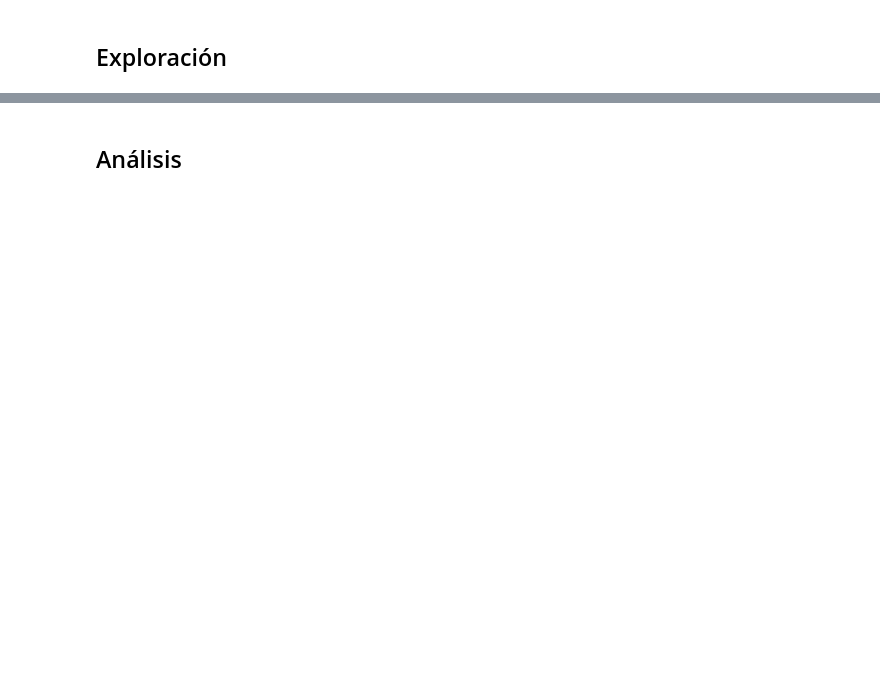
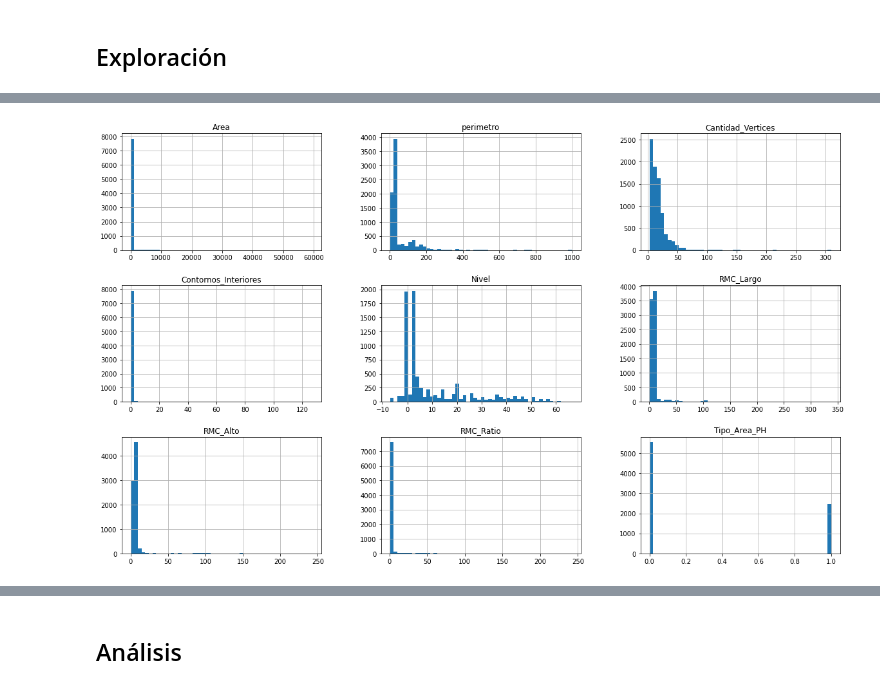
Before and after one commit to german-arq/MIA-Electiva2-ProyectoFinal, a Jupyter notebook: Electiva2-ProyectoFinal.ipynb, the cells around one changed output, grey strips where cells are left out. Saved outputs shown, nothing was run; the diff lists cells and outputs as text; code cells hidden in the pictures; blank space fills up the shorter version.

```diff
--- a/Electiva2-ProyectoFinal.ipynb
+++ b/Electiva2-ProyectoFinal.ipynb
@@ -46,0 +119,5 @@ df
+# %%
+df.hist(bins=50, figsize=(20, 12))
+plt.show()
+# %% [output]
+[figure, added]
```
Also changed, not shown: parts of 17 cells of this notebook.
